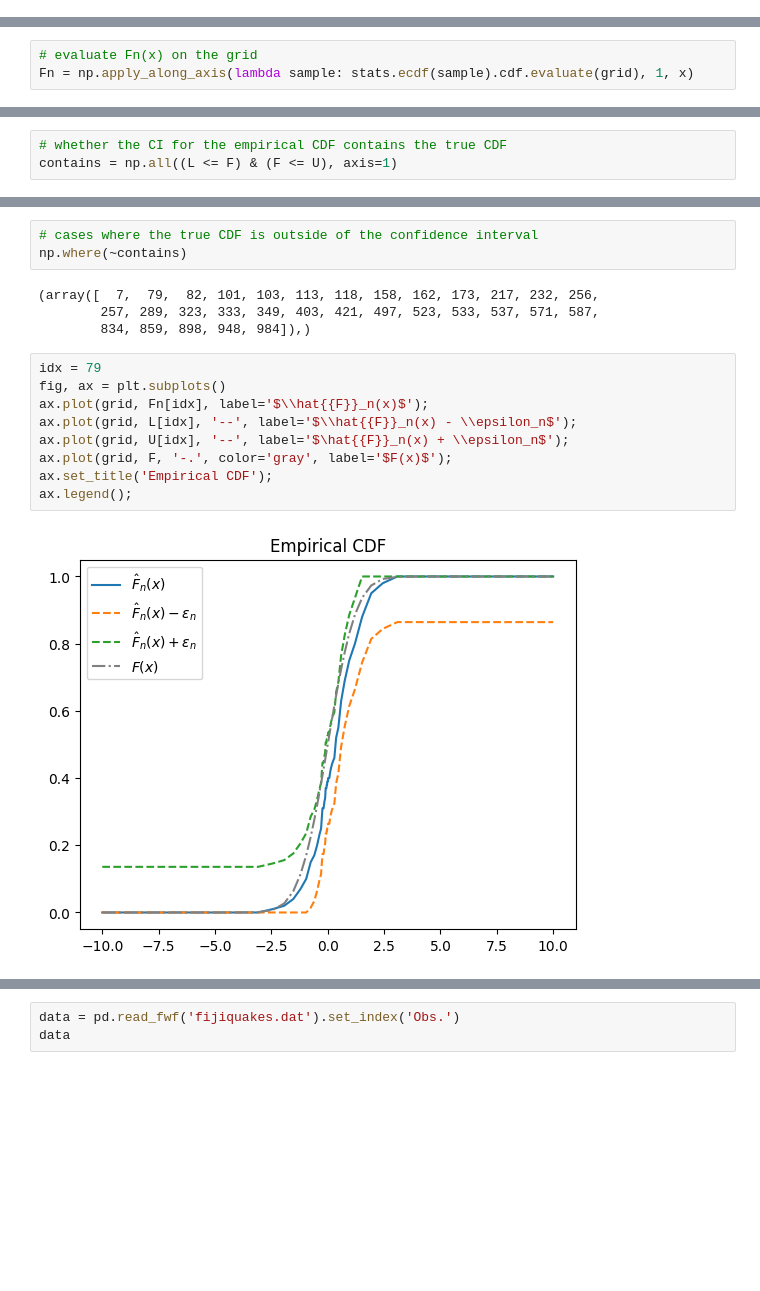
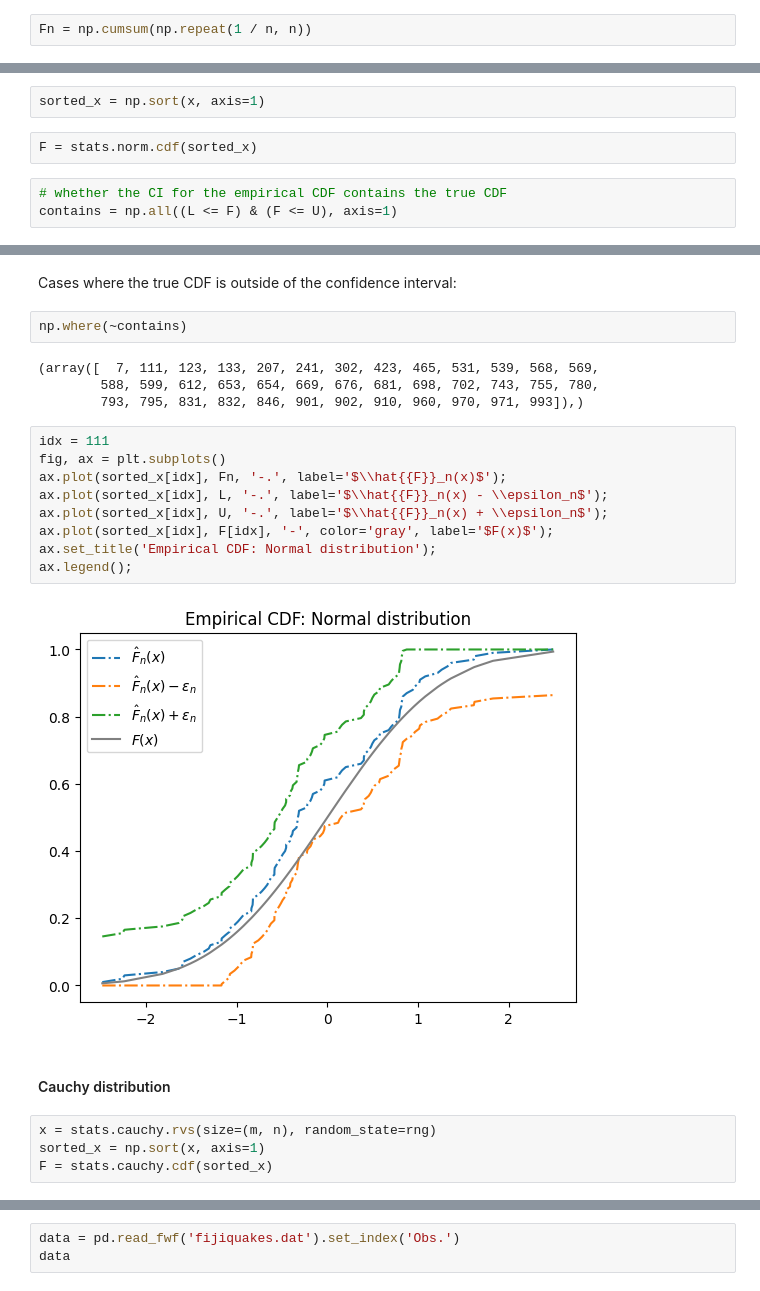
Before and after one commit to aglebov/all-of-statistics, a Jupyter notebook: ch07/exercises.ipynb, the cells around one changed output, grey strips where cells are left out. Cells and saved outputs as stored; diff of their text form; blank space fills up the shorter version.

```diff
--- a/ch07/exercises.ipynb
+++ b/ch07/exercises.ipynb
@@ -63,3 +68,5 @@ x = stats.norm.rvs(size=(m, n))
+# %%
+Fn = np.cumsum(np.repeat(1 / n, n))
 # %%
 alpha = 0.05
 eps = np.sqrt(np.log(2 / alpha) / 2 / n)
@@ -70,6 +73,3 @@ grid = np.concatenate([-np.flip(grid), [0], grid])
-# %%
-# evaluate Fn(x) on the grid
-Fn = np.apply_along_axis(lambda sample: stats.ecdf(sample).cdf.evaluate(grid), 1, x)
 # %%
 # find the bounds of the confidence intervals
 L = np.maximum(Fn - eps, 0)
@@ -80,3 +77,7 @@ F = stats.norm.cdf(grid)
+# %%
+sorted_x = np.sort(x, axis=1)
+# %%
+F = stats.norm.cdf(sorted_x)
 # %%
 # whether the CI for the empirical CDF contains the true CDF
 contains = np.all((L <= F) & (F <= U), axis=1)
@@ -88,18 +90,25 @@ np.mean(contains)
-# %%
-# cases where the true CDF is outside of the confidence interval
-np.where(~contains)
-# %% [output]
-(array([  7,  79,  82, 101, 103, 113, 118, 158, 162, 173, 217, 232, 256,
-        257, 289, 323, 333, 349, 403, 421, 497, 523, 533, 537, 571, 587,
-        834, 859, 898, 948, 984]),)
+# %% [markdown]
+Cases where the true CDF is outside of the confidence interval:
+# %%
+np.where(~contains)
+# %% [output]
+(array([  7, 111, 123, 133, 207, 241, 302, 423, 465, 531, 539, 568, 569,
+        588, 599, 612, 653, 654, 669, 676, 681, 698, 702, 743, 755, 780,
+        793, 795, 831, 832, 846, 901, 902, 910, 960, 970, 971, 993]),)
 # %%
-idx = 79
+idx = 111
 fig, ax = plt.subplots()
-ax.plot(grid, Fn[idx], label='$\\hat{{F}}_n(x)$');
-ax.plot(grid, L[idx], '--', label='$\\hat{{F}}_n(x) - \\epsilon_n$');
-ax.plot(grid, U[idx], '--', label='$\hat{{F}}_n(x) + \\epsilon_n$');
-ax.plot(grid, F, '-.', color='gray', label='$F(x)$');
-ax.set_title('Empirical CDF');
+ax.plot(sorted_x[idx], Fn, '-.', label='$\\hat{{F}}_n(x)$');
+ax.plot(sorted_x[idx], L, '-.', label='$\\hat{{F}}_n(x) - \\epsilon_n$');
+ax.plot(sorted_x[idx], U, '-.', label='$\\hat{{F}}_n(x) + \\epsilon_n$');
+ax.plot(sorted_x[idx], F[idx], '-', color='gray', label='$F(x)$');
+ax.set_title('Empirical CDF: Normal distribution');
 ax.legend();
 # %% [output]
-[figure, old version]
+[figure, new version]
+# %% [markdown]
+#### Cauchy distribution
+# %%
+x = stats.cauchy.rvs(size=(m, n), random_state=rng)
+sorted_x = np.sort(x, axis=1)
+F = stats.cauchy.cdf(sorted_x)
```
Also changed, not shown: parts of 52 cells of this notebook.
